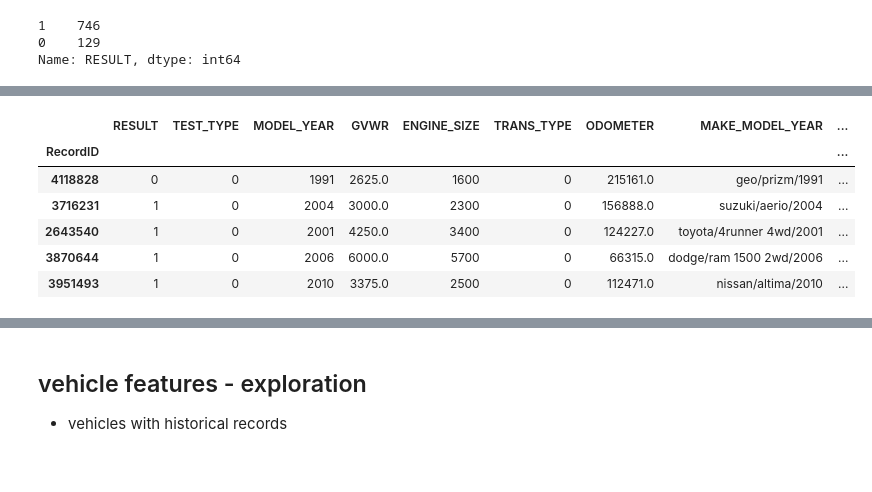
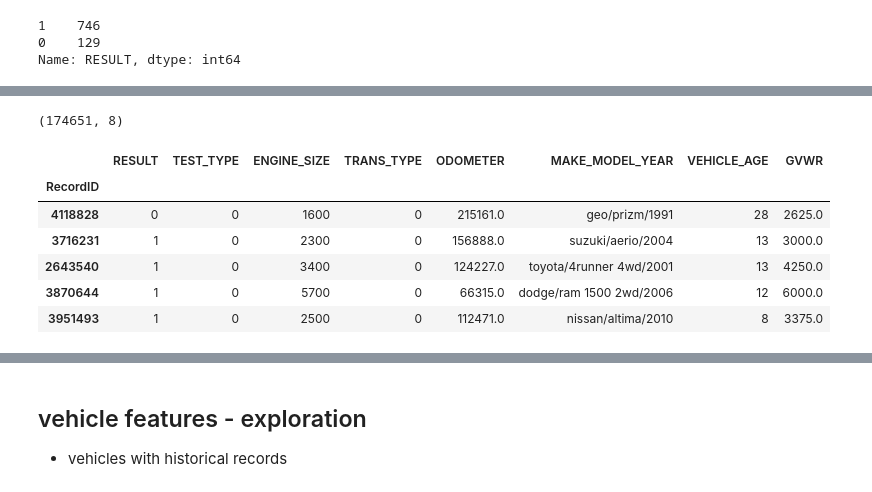
Before and after one commit to hanbo-e/wimlds_emissions, a Jupyter notebook: data_exploration_guli.ipynb, the cells around one changed output, grey strips where cells are left out. Drawn from its saved outputs; the diff is of its cells as text; code cells hidden in the pictures.

```diff
--- a/data_exploration_guli.ipynb
+++ b/data_exploration_guli.ipynb
@@ -659,4 +676,7 @@ df = df.drop(columns=['CYL'])
 [figure]
+# %%
+# drop CYL
+df = df.drop(columns=['CYL', 'CYL_912R'])
 # %%
 # FUEL TYPE
 # for each FUEL_TYPE, compare pass and fail
@@ -700,29 +716 @@ ODOMETER 0 9999999
 [figure]
-# %%
-# 0 in GVWR
-print('number of GVWR=0:', df[df.GVWR==0].shape[0])
-print(df.loc[df.GVWR==0, 'RESULT'].value_counts())
-
-# replace 0 with np.nan
-df.loc[df.GVWR==0, 'GVWR'] = np.nan
-
-# get GVWR of each VIN
-tmp = df_all[['VIN', 'GVWR']].groupby('VIN').agg({'GVWR':'median'})
-tmp['VIN'] = tmp.index.astype('string').str.strip().str.lower()
-tmp.reset_index(drop=True, inplace=True)
-
-# merge df with tmp
-df.reset_index(inplace=True)
-df = df.merge(tmp, how='left', on='VIN', suffixes=('','_1'))
-df['GVWR'] = df.GVWR.fillna(df.GVWR_1)
-df.set_index('RecordID', inplace=True)
-
-# drop GVWR_1
-df = df.drop(columns=['GVWR_1'])
-
-# check the missing values
-print('missing values', df[df.GVWR==0].shape[0])
-df.loc[df.GVWR==0, 'GVWR'] = np.nan
-
-# check share of P and F in missing values
-df.loc[df.GVWR.isnull(), 'RESULT'].value_counts()
@@ -748,12 +807,21 @@ Name: RESULT, dtype: int64
 # %%
-df = df.drop(columns=['TEST_SDATE', 'VIN'])
-df.head()
+# drop useless columns
+tmp = df.drop(columns=['TEST_SDATE', 'VIN', 'MODEL_YEAR'])
+
+# drop na
+tmp = tmp.dropna()
+
+# data size
+print(tmp.shape)
+
+tmp.head()
 # %% [output]
+(174651, 8)
-|  | RESULT | TEST_TYPE | MODEL_YEAR | GVWR | ENGINE_SIZE | TRANS_TYPE | ODOMETER | MAKE_MODEL_YEAR | ... |
-| RecordID |  |  |  |  |  |  |  |  | ... |
-| 4118828 | 0 | 0 | 1991 | 2625.0 | 1600 | 0 | 215161.0 | geo/prizm/1991 | ... |
-| 3716231 | 1 | 0 | 2004 | 3000.0 | 2300 | 0 | 156888.0 | suzuki/aerio/2004 | ... |
-| 2643540 | 1 | 0 | 2001 | 4250.0 | 3400 | 0 | 124227.0 | toyota/4runner 4wd/2001 | ... |
-| 3870644 | 1 | 0 | 2006 | 6000.0 | 5700 | 0 | 66315.0 | dodge/ram 1500 2wd/2006 | ... |
-| 3951493 | 1 | 0 | 2010 | 3375.0 | 2500 | 0 | 112471.0 | nissan/altima/2010 | ... |
+|  | RESULT | TEST_TYPE | ENGINE_SIZE | TRANS_TYPE | ODOMETER | MAKE_MODEL_YEAR | VEHICLE_AGE | GVWR |
+| RecordID |  |  |  |  |  |  |  |  |
+| 4118828 | 0 | 0 | 1600 | 0 | 215161.0 | geo/prizm/1991 | 28 | 2625.0 |
+| 3716231 | 1 | 0 | 2300 | 0 | 156888.0 | suzuki/aerio/2004 | 13 | 3000.0 |
+| 2643540 | 1 | 0 | 3400 | 0 | 124227.0 | toyota/4runner 4wd/2001 | 13 | 4250.0 |
+| 3870644 | 1 | 0 | 5700 | 0 | 66315.0 | dodge/ram 1500 2wd/2006 | 12 | 6000.0 |
+| 3951493 | 1 | 0 | 2500 | 0 | 112471.0 | nissan/altima/2010 | 8 | 3375.0 |
 # %%
```
Also changed, not shown: parts of 21 cells of this notebook.
